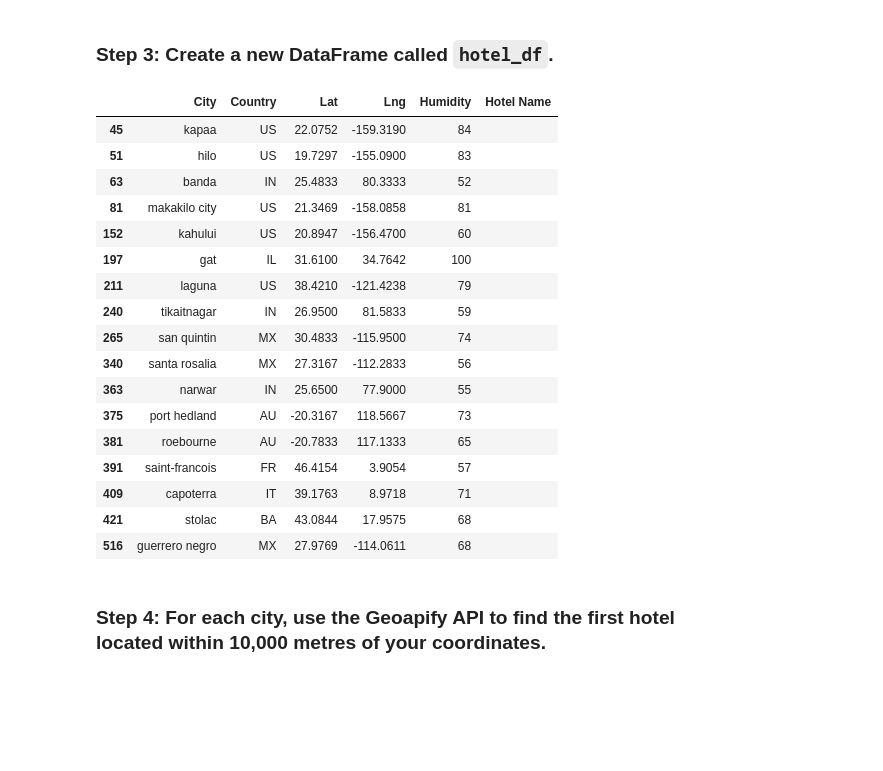
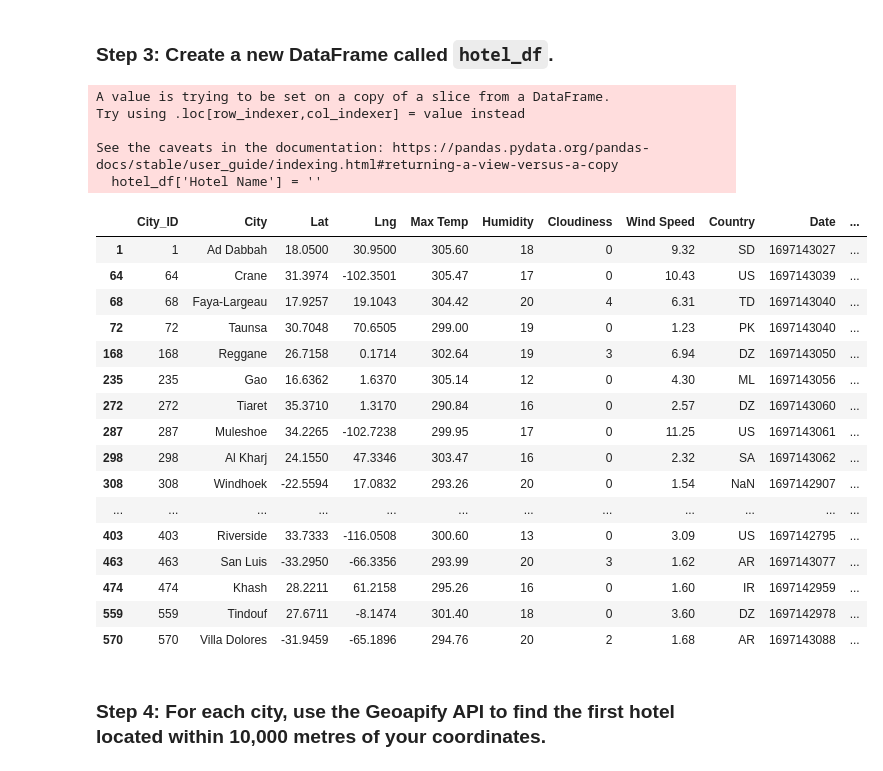
Before and after one commit to AclifftDepaul/python-api-challenge, a Jupyter notebook: VacationPy.ipynb, the cells around one changed output. Saved outputs shown, nothing was run; the diff lists cells and outputs as text; code cells hidden in the pictures; blank space fills up the shorter version.

```diff
--- a/VacationPy.ipynb
+++ b/VacationPy.ipynb
@@ -43,12 +54,13 @@ NameError: name 'plt' is not defined
 ### Step 2: Narrow down the `city_data_df` DataFrame to find your ideal weather condition
 # %%
 # Narrow down cities that fit criteria and drop any results with null values
-# YOUR CODE HERE
+BestWeather = city_data_df.loc[(city_data_df['Max Temp'] >= 70) & (city_data_df['Cloudiness'] <= 50) &
+                                  (city_data_df['Wind Speed'] <= 20) & (city_data_df['Humidity'] <= 20)]
 
 # Drop any rows with null values
 # YOUR CODE HERE
 
 # Display sample data
-# YOUR CODE HERE
+BestWeather.head()
 # %% [output]
 |  | City_ID | City | Lat | Lng | Max Temp | Humidity | Cloudiness | Wind Speed | Country | Date |
@@ -73,32 +73,36 @@ NameError: name 'plt' is not defined
 ### Step 3: Create a new DataFrame called `hotel_df`.
 # %%
 # Use the Pandas copy function to create DataFrame called hotel_df to store the city, country, coordinates, and humidity
-# YOUR CODE HERE
+hotel_df = BestWeather
 
 # Add an empty column, "Hotel Name," to the DataFrame so you can store the hotel found using the Geoapify API
-# YOUR CODE HERE
+hotel_df['Hotel Name'] = ''
 
 # Display sample data
-# YOUR CODE HERE
+hotel_df
 # %% [output]
+A value is trying to be set on a copy of a slice from a DataFrame.
+Try using .loc[row_indexer,col_indexer] = value instead
+
+See the caveats in the documentation: https://pandas.pydata.org/pandas-docs/stable/user_guide/indexing.html#returning-a-view-versus-a-copy
+  hotel_df['Hotel Name'] = ''
-|  | City | Country | Lat | Lng | Humidity | Hotel Name |
-| 45 | kapaa | US | 22.0752 | -159.3190 | 84 |  |
-| 51 | hilo | US | 19.7297 | -155.0900 | 83 |  |
-| 63 | banda | IN | 25.4833 | 80.3333 | 52 |  |
-| 81 | makakilo city | US | 21.3469 | -158.0858 | 81 |  |
-| 152 | kahului | US | 20.8947 | -156.4700 | 60 |  |
-| 197 | gat | IL | 31.6100 | 34.7642 | 100 |  |
-| 211 | laguna | US | 38.4210 | -121.4238 | 79 |  |
-| 240 | tikaitnagar | IN | 26.9500 | 81.5833 | 59 |  |
-| 265 | san quintin | MX | 30.4833 | -115.9500 | 74 |  |
-| 340 | santa rosalia | MX | 27.3167 | -112.2833 | 56 |  |
-| 363 | narwar | IN | 25.6500 | 77.9000 | 55 |  |
-| 375 | port hedland | AU | -20.3167 | 118.5667 | 73 |  |
-| 381 | roebourne | AU | -20.7833 | 117.1333 | 65 |  |
-| 391 | saint-francois | FR | 46.4154 | 3.9054 | 57 |  |
-| 409 | capoterra | IT | 39.1763 | 8.9718 | 71 |  |
-| 421 | stolac | BA | 43.0844 | 17.9575 | 68 |  |
-| 516 | guerrero negro | MX | 27.9769 | -114.0611 | 68 |  |
+|  | City_ID | City | Lat | Lng | Max Temp | Humidity | Cloudiness | Wind Speed | Country | Date | ... |
+| 1 | 1 | Ad Dabbah | 18.0500 | 30.9500 | 305.60 | 18 | 0 | 9.32 | SD | 1697143027 | ... |
+| 64 | 64 | Crane | 31.3974 | -102.3501 | 305.47 | 17 | 0 | 10.43 | US | 1697143039 | ... |
+| 68 | 68 | Faya-Largeau | 17.9257 | 19.1043 | 304.42 | 20 | 4 | 6.31 | TD | 1697143040 | ... |
+| 72 | 72 | Taunsa | 30.7048 | 70.6505 | 299.00 | 19 | 0 | 1.23 | PK | 1697143040 | ... |
+| 168 | 168 | Reggane | 26.7158 | 0.1714 | 302.64 | 19 | 3 | 6.94 | DZ | 1697143050 | ... |
+| 235 | 235 | Gao | 16.6362 | 1.6370 | 305.14 | 12 | 0 | 4.30 | ML | 1697143056 | ... |
+| 272 | 272 | Tiaret | 35.3710 | 1.3170 | 290.84 | 16 | 0 | 2.57 | DZ | 1697143060 | ... |
+| 287 | 287 | Muleshoe | 34.2265 | -102.7238 | 299.95 | 17 | 0 | 11.25 | US | 1697143061 | ... |
+| 298 | 298 | Al Kharj | 24.1550 | 47.3346 | 303.47 | 16 | 0 | 2.32 | SA | 1697143062 | ... |
+| 308 | 308 | Windhoek | -22.5594 | 17.0832 | 293.26 | 20 | 0 | 1.54 | NaN | 1697142907 | ... |
+| ... | ... | ... | ... | ... | ... | ... | ... | ... | ... | ... | ... |
+| 403 | 403 | Riverside | 33.7333 | -116.0508 | 300.60 | 13 | 0 | 3.09 | US | 1697142795 | ... |
+| 463 | 463 | San Luis | -33.2950 | -66.3356 | 293.99 | 20 | 3 | 1.62 | AR | 1697143077 | ... |
+| 474 | 474 | Khash | 28.2211 | 61.2158 | 295.26 | 16 | 0 | 1.60 | IR | 1697142959 | ... |
+| 559 | 559 | Tindouf | 27.6711 | -8.1474 | 301.40 | 18 | 0 | 3.60 | DZ | 1697142978 | ... |
+| 570 | 570 | Villa Dolores | -31.9459 | -65.1896 | 294.76 | 20 | 2 | 1.68 | AR | 1697143088 | ... |
 # %% [markdown]
 ### Step 4: For each city, use the Geoapify API to find the first hotel located within 10,000 metres of your coordinates.
 # %%
```
Also changed, not shown: parts of 5 cells of this notebook, 2 other files.
